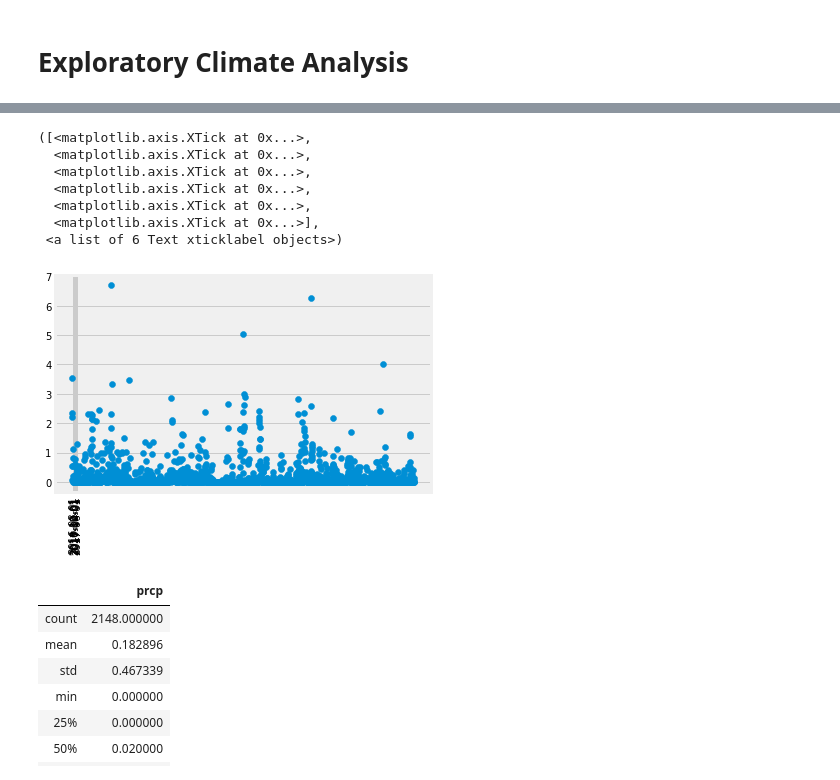
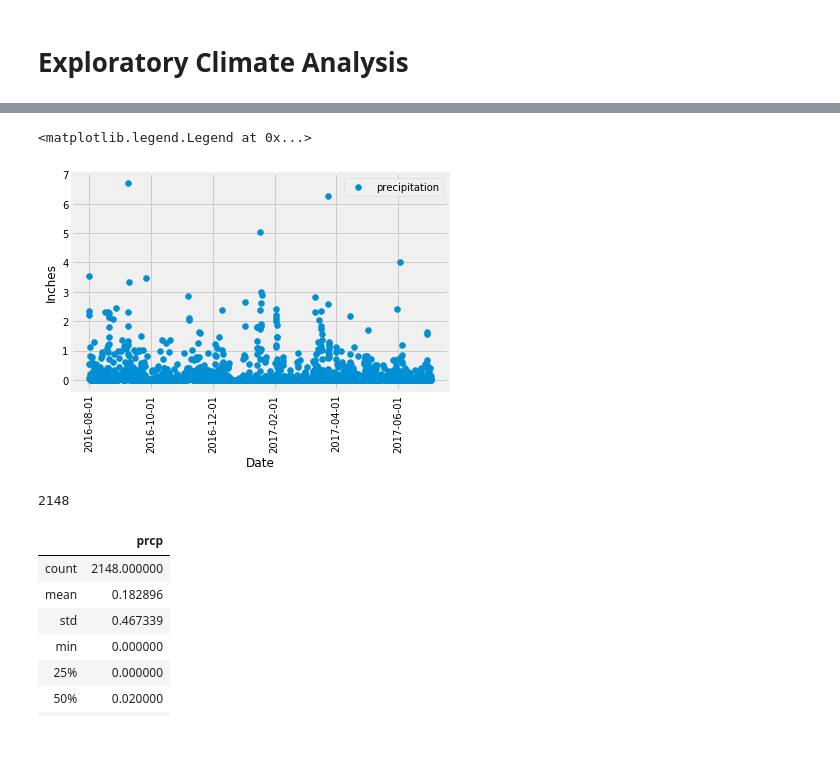
Before and after one commit to sigkarmoil/sqlalchemy-challenge, a Jupyter notebook: climate_starter.ipynb, the cells around one changed output, grey strips where cells are left out. Saved outputs shown, nothing was run; the diff lists cells and outputs as text; code cells hidden in the pictures; blank space fills up the shorter version.

```diff
--- a/climate_starter.ipynb
+++ b/climate_starter.ipynb
@@ -87,39 +110,43 @@ date_label = ['2016-08-01','2016-10-01', '2016-12-01', '2017-02-01','2017-04-01'
 # %%
 
 
 # Calculate the date 1 year ago from the last data point in the database
 
 # Perform a query to retrieve the data and precipitation scores
 
 # Save the query results as a Pandas DataFrame and set the index to the date column
 
 # Sort the dataframe by date
 
 # Use Pandas Plotting with Matplotlib to plot the data
 
 measurement_df = pd.DataFrame(measurement_result).set_index("date")
 
 
 plt.scatter(measurement_df.index, measurement_df.prcp)
 plt.locator_params(which='x', tight= True, nbins = 8)
 
 locator=plt.MaxNLocator(nbins=5)
 #xaxis.set_major_locator(locator)
 
 #plt.ticker.MaxNLocator(6)
-plt.xticks(ticks=np.arange(1,7,1), labels= date_label ,rotation = "vertical")
+plt.xticks(ticks=np.arange(0,420,70), labels= date_label ,rotation = "vertical")
+plt.xlabel("Date")
+plt.ylabel("Inches")
+plt.legend(["precipitation"])
+#plt.xticks(ticks=np.arange(1,len(measurement_result),date_spacing), labels= date_label ,rotation = "vertical")
 
 #plt.tick_params(axis='x', which='major', pad=15)
 #plt.tight_layout()
 # %% [output]
-([<matplotlib.axis.XTick at 0x...>,
-  <matplotlib.axis.XTick at 0x...>,
-  <matplotlib.axis.XTick at 0x...>,
-  <matplotlib.axis.XTick at 0x...>,
-  <matplotlib.axis.XTick at 0x...>,
-  <matplotlib.axis.XTick at 0x...>],
- <a list of 6 Text xticklabel objects>)
+<matplotlib.legend.Legend at 0x...>
-[figure, old version]
+[figure, new version]
+# %%
+a = np.arange(358,2158,358)
+
+len(np.arange(max(a)))
+# %% [output]
+2148
 # %%
 # Use Pandas to calculate the summary statistics for the precipitation data
 
```
Also changed, not shown: parts of 5 cells of this notebook, 1 other file.
